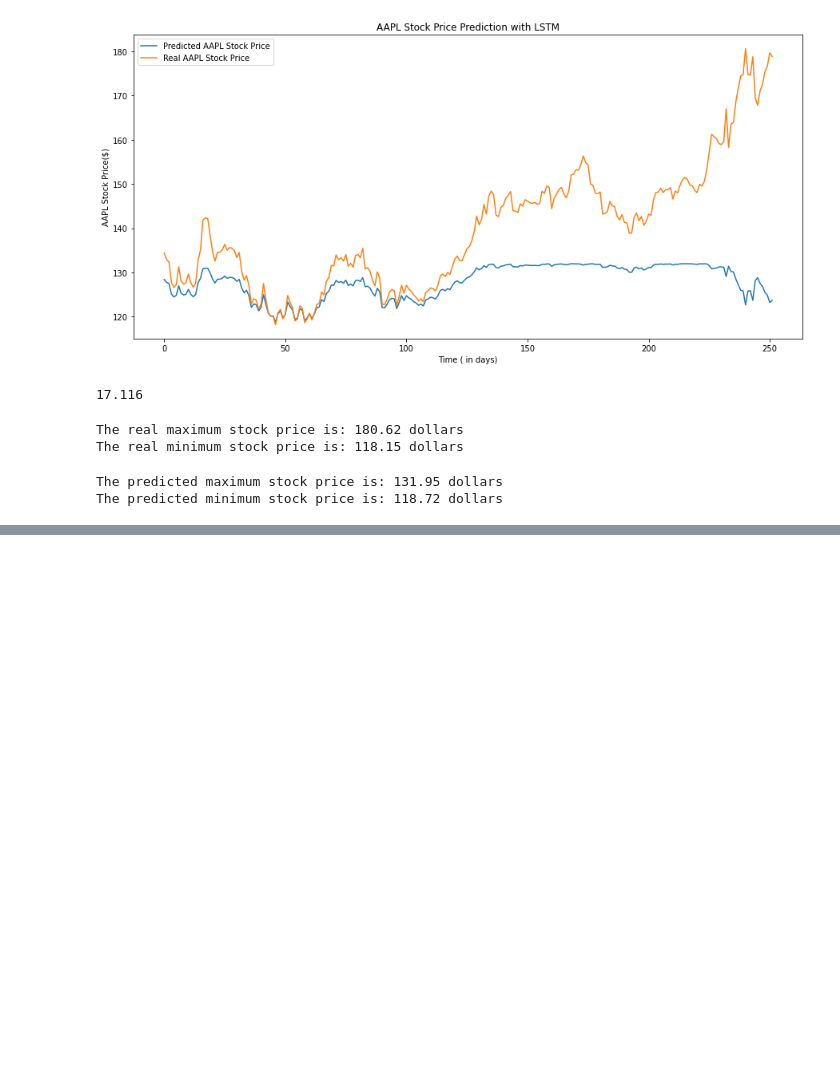
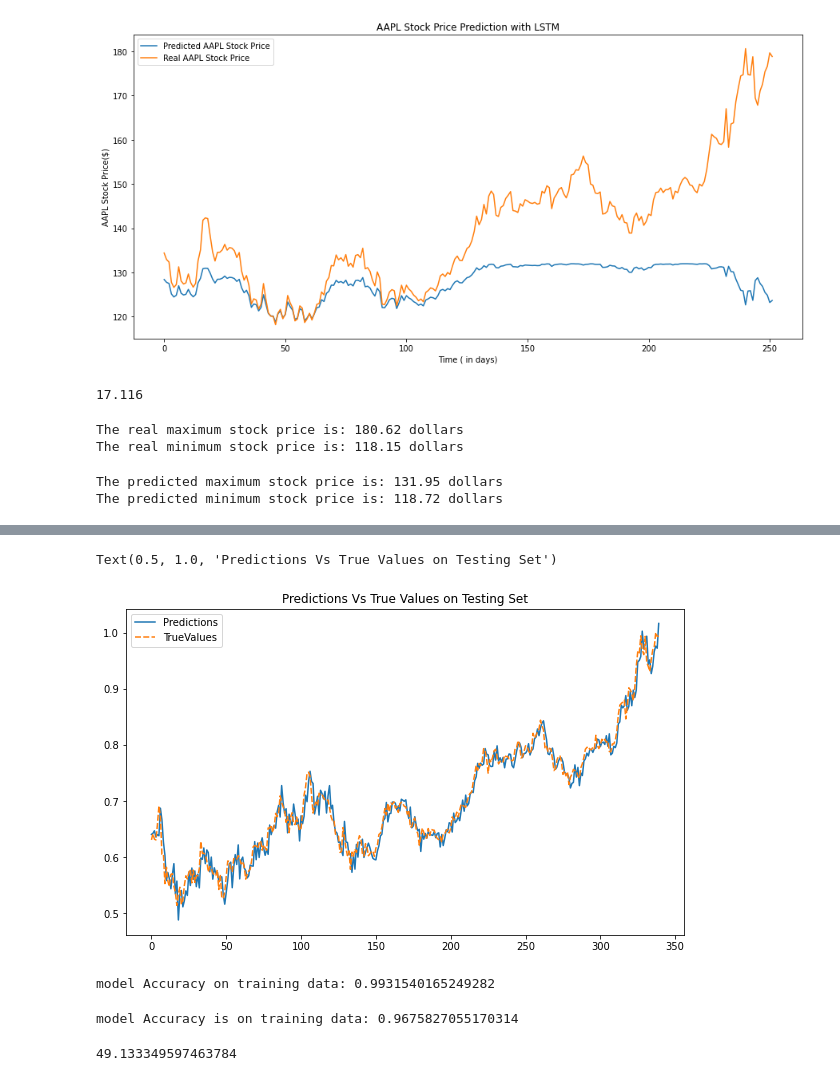
Before and after one commit to ramy-git/Prediction_Stock_Market, a Jupyter notebook: RamyT_MustaphaB_StockPredicting.ipynb, the cells around one changed output, grey strips where cells are left out. Cells and saved outputs as stored; diff of their text form; code cells hidden in the pictures; blank space fills up the shorter version.

```diff
--- a/RamyT_MustaphaB_StockPredicting.ipynb
+++ b/RamyT_MustaphaB_StockPredicting.ipynb
@@ -884,0 +1002,6 @@ The LSTM's accuracy in predicting the stock price is: 92.2%
+# %%
+pred_df= pd.DataFrame(predictions)
+pred_df['TrueValues']=y_test
+
+new_pred_df=pred_df.rename(columns={0: 'Predictions'})
+new_pred_df.head()
@@ -884,0 +1015,17 @@ The LSTM's accuracy in predicting the stock price is: 92.2%
+# %%
+# Plot Predicted vs Actual Prices of Test Series :
+plt.figure(figsize=(10,6))
+sns.lineplot(data=new_pred_df)
+plt.title("Predictions Vs True Values on Testing Set")
+# %% [output]
+Text(0.5, 1.0, 'Predictions Vs True Values on Testing Set')
+[figure, added]
+# %%
+print("model Accuracy on training data:",model.score(X_train, y_train))
+# %% [output]
+model Accuracy on training data: 0.9931540165249282
+# %%
+# Model accuracy on Testing data
+print("model Accuracy is on training data:",model.score(X_test, y_test))
+# %% [output]
+model Accuracy is on training data: 0.9675827055170314
@@ -884,0 +1042,6 @@ The LSTM's accuracy in predicting the stock price is: 92.2%
+# %%
+
+# Calculate RMSE performance metrics
+math.sqrt(mean_squared_error(y_train,train_predict))
+# %% [output]
+49.133349597463784
```
Also changed, not shown: parts of 45 cells of this notebook.
